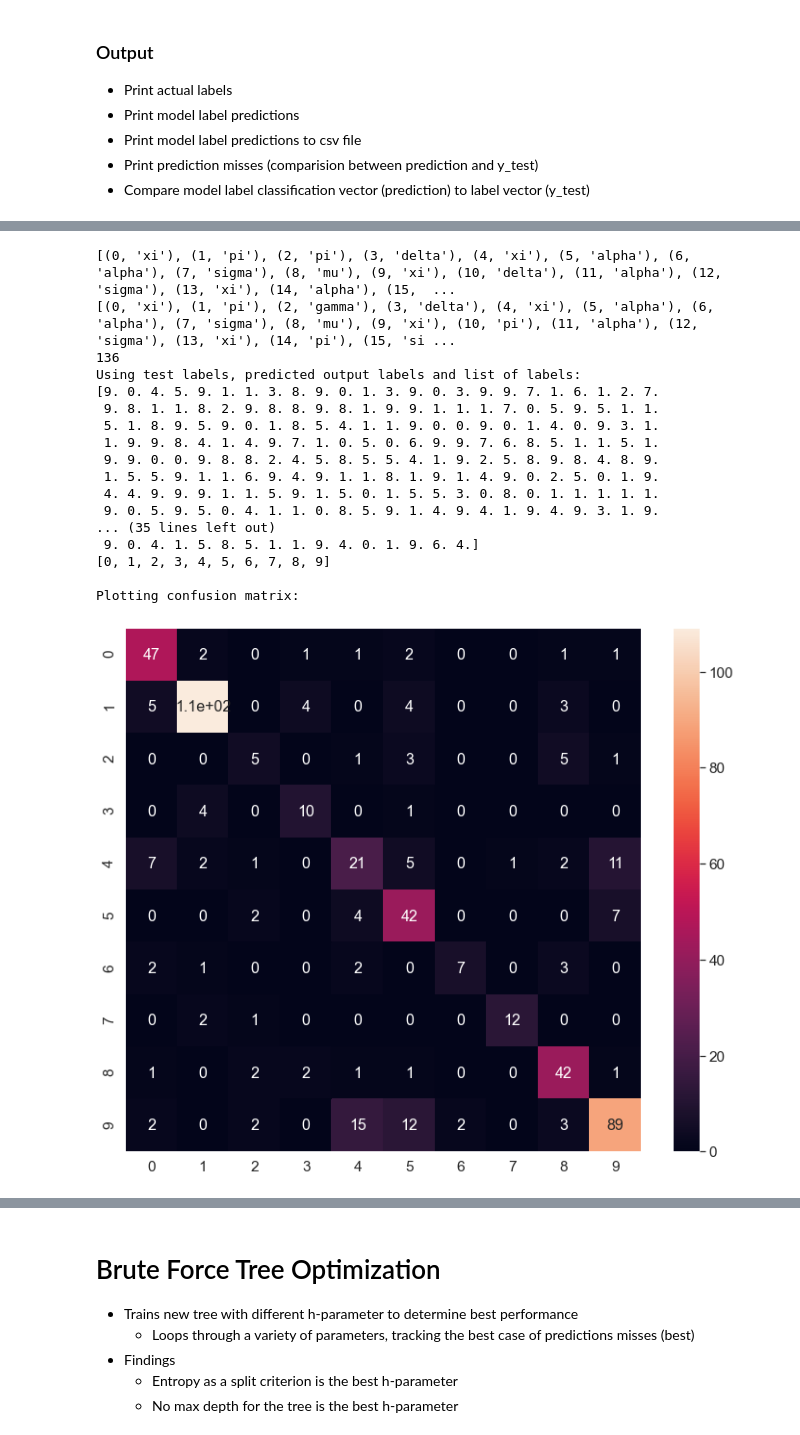
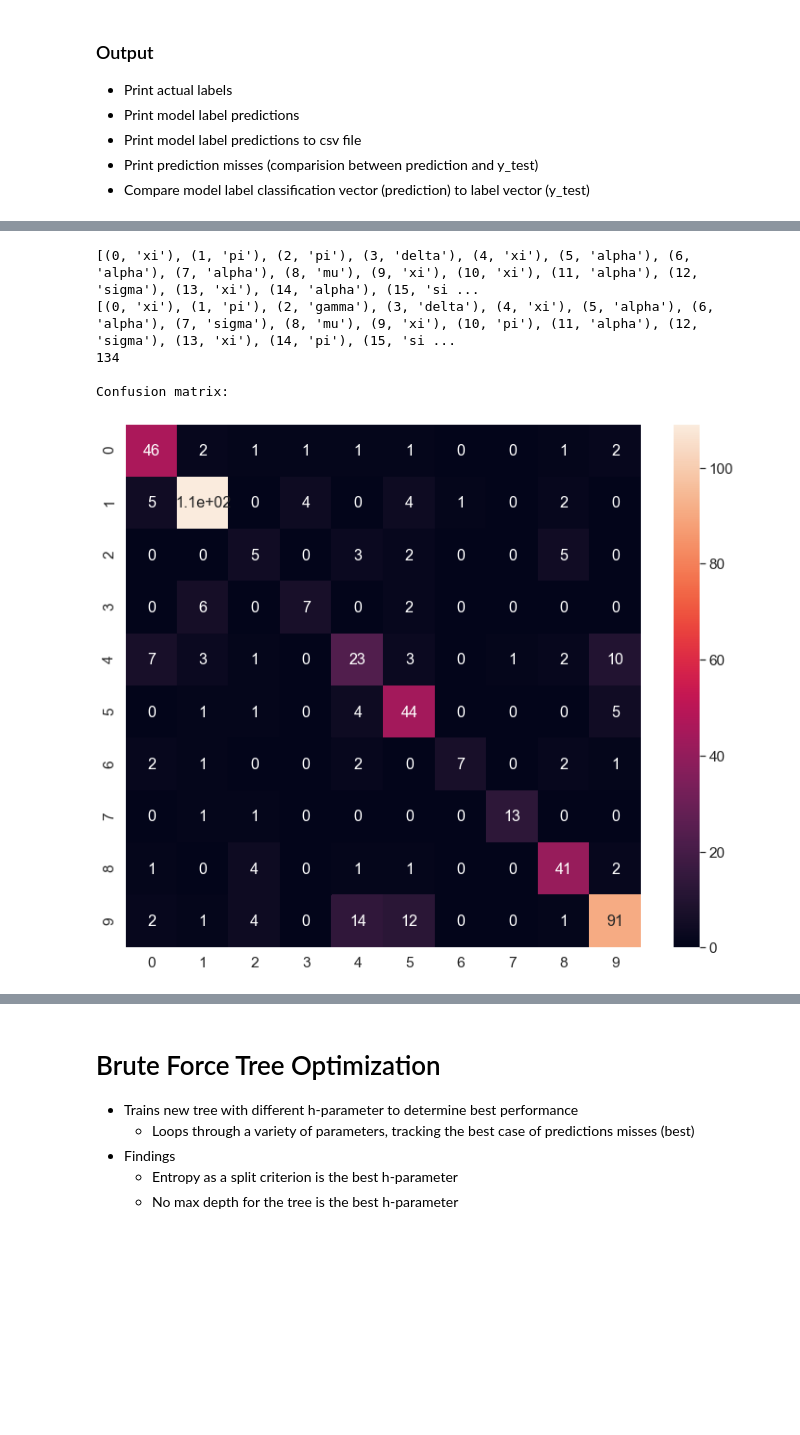
Before and after one commit to BryceHamilton/ML_Workbench, a Jupyter notebook: Assignment 1/MLbench.py.ipynb, the cells around one changed output, grey strips where cells are left out. Cells and saved outputs as stored; diff of their text form; code cells hidden in the pictures; blank space fills up the shorter version.

```diff
--- a/Assignment 1/MLbench.py.ipynb
+++ b/Assignment 1/MLbench.py.ipynb
@@ -363,59 +349,53 @@ weighted avg       0.54      0.49      0.48        80
 x_train = train_data_2[ :, :-1]
 y_train = train_data_2[ :, -1]
 
 base_t.fit(x_train, y_train)
 
 x_test = labeled_test_data_2[ :, :-1]
 y_test = labeled_test_data_2[ :, -1]
 
 prediction = base_t.predict(x_test)
 print([(entry, data_2[prediction[entry]]) for entry in range(prediction.size)])
 print([(entry, data_2[y_test[entry]]) for entry in range(y_test.size)])
 prediction = base_t.predict(x_test)
 print((y_test != prediction).sum())
 
-with open('Base-DT-DS2.csv', 'w', newline='') as csvfile:
+
+# write classification report
+clsf_report = pd.DataFrame(classification_report(y_test, prediction, output_dict=True)).transpose()
+clsf_report.to_csv('Base-DT-DS2.csv', index= True)
+
+# write the predictions
+with open('Base-DT-DS2.csv', 'a', newline='') as csvfile:
     writer = csv.writer(csvfile)
     for entry in range(prediction.size):
         writer.writerow([entry, int(prediction[entry])])
 
+# get confusion matrix
+labels = list(data_2.keys())
+array = confusion_matrix(y_test, prediction, labels)
+# append confusion matrix
+with open("Base-DT-DS2.csv", "a") as csvfile:
+    writer = csv.writer(csvfile)
+    writer.writerows(array)
 
-# the labels
-labels = list(data_2.keys())
-print("Using test labels, predicted output labels and list of labels:")
-print(y_test)
-print(prediction)
-print(labels)
 
-print("\n" + "Plotting confusion matrix:")
 #Plot confusion matrix: evaluates the quality of the output of the classifier
-array = confusion_matrix(y_test, prediction, labels)
-
+print("\n" + "Confusion matrix:")
 df_cm = pd.DataFrame(array, range(10), range(10))
 plt.figure(figsize=(12,10))
 sn.set(font_scale=1.4) # for label size
 sn.heatmap(df_cm, annot=True, annot_kws={"size": 16}) # font size
-
 plt.show()
 
-# show precision, recall, f1-score
-print(classification_report(y_test, prediction))
+# show precision, recall, f1-score, etc
+print("\n" + "Classification report:")
+report = classification_report(y_test, prediction)
+print(report)
 # %% [output]
-[(0, 'xi'), (1, 'pi'), (2, 'pi'), (3, 'delta'), (4, 'xi'), (5, 'alpha'), (6, 'alpha'), (7, 'sigma'), (8, 'mu'), (9, 'xi'), (10, 'delta'), (11, 'alpha'), (12, 'sigma'), (13, 'xi'), (14, 'alpha'), (15,  ...
+[(0, 'xi'), (1, 'pi'), (2, 'pi'), (3, 'delta'), (4, 'xi'), (5, 'alpha'), (6, 'alpha'), (7, 'alpha'), (8, 'mu'), (9, 'xi'), (10, 'xi'), (11, 'alpha'), (12, 'sigma'), (13, 'xi'), (14, 'alpha'), (15, 'si ...
 [(0, 'xi'), (1, 'pi'), (2, 'gamma'), (3, 'delta'), (4, 'xi'), (5, 'alpha'), (6, 'alpha'), (7, 'sigma'), (8, 'mu'), (9, 'xi'), (10, 'pi'), (11, 'alpha'), (12, 'sigma'), (13, 'xi'), (14, 'pi'), (15, 'si ...
-136
-Using test labels, predicted output labels and list of labels:
-[9. 0. 4. 5. 9. 1. 1. 3. 8. 9. 0. 1. 3. 9. 0. 3. 9. 9. 7. 1. 6. 1. 2. 7.
- 9. 8. 1. 1. 8. 2. 9. 8. 8. 9. 8. 1. 9. 9. 1. 1. 1. 7. 0. 5. 9. 5. 1. 1.
- 5. 1. 8. 9. 5. 9. 0. 1. 8. 5. 4. 1. 1. 9. 0. 0. 9. 0. 1. 4. 0. 9. 3. 1.
- 1. 9. 9. 8. 4. 1. 4. 9. 7. 1. 0. 5. 0. 6. 9. 9. 7. 6. 8. 5. 1. 1. 5. 1.
- 9. 9. 0. 0. 9. 8. 8. 2. 4. 5. 8. 5. 5. 4. 1. 9. 2. 5. 8. 9. 8. 4. 8. 9.
- 1. 5. 5. 9. 1. 1. 6. 9. 4. 9. 1. 1. 8. 1. 9. 1. 4. 9. 0. 2. 5. 0. 1. 9.
- 4. 4. 9. 9. 9. 1. 1. 5. 9. 1. 5. 0. 1. 5. 5. 3. 0. 8. 0. 1. 1. 1. 1. 1.
- 9. 0. 5. 9. 5. 0. 4. 1. 1. 0. 8. 5. 9. 1. 4. 9. 4. 1. 9. 4. 9. 3. 1. 9.
-... (35 lines left out)
- 9. 0. 4. 1. 5. 8. 5. 1. 1. 9. 4. 0. 1. 9. 6. 4.]
-[0, 1, 2, 3, 4, 5, 6, 7, 8, 9]
+134
 
-Plotting confusion matrix:
+Confusion matrix:
-[figure, old version]
+[figure, new version]
```
Also changed, not shown: parts of 8 cells of this notebook, 8 other files.
